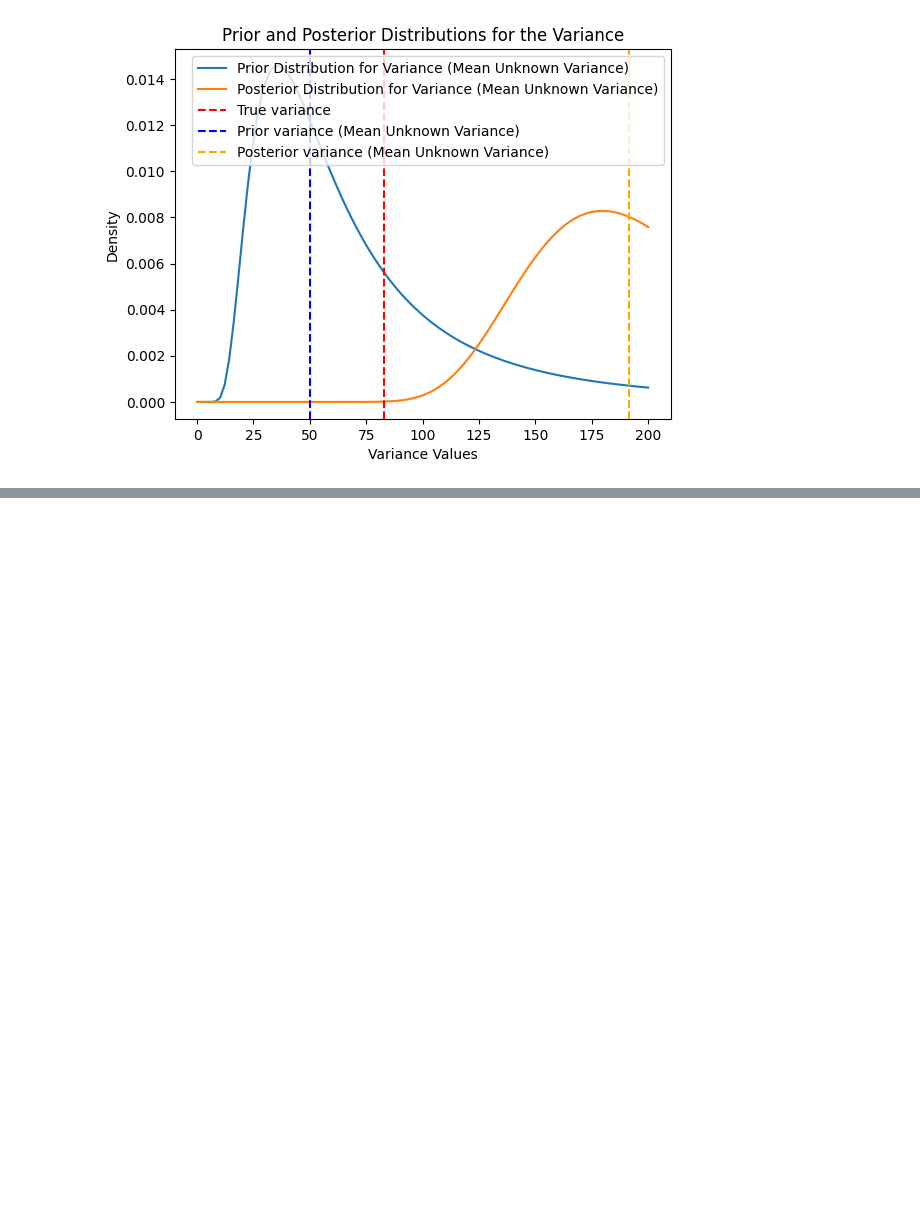
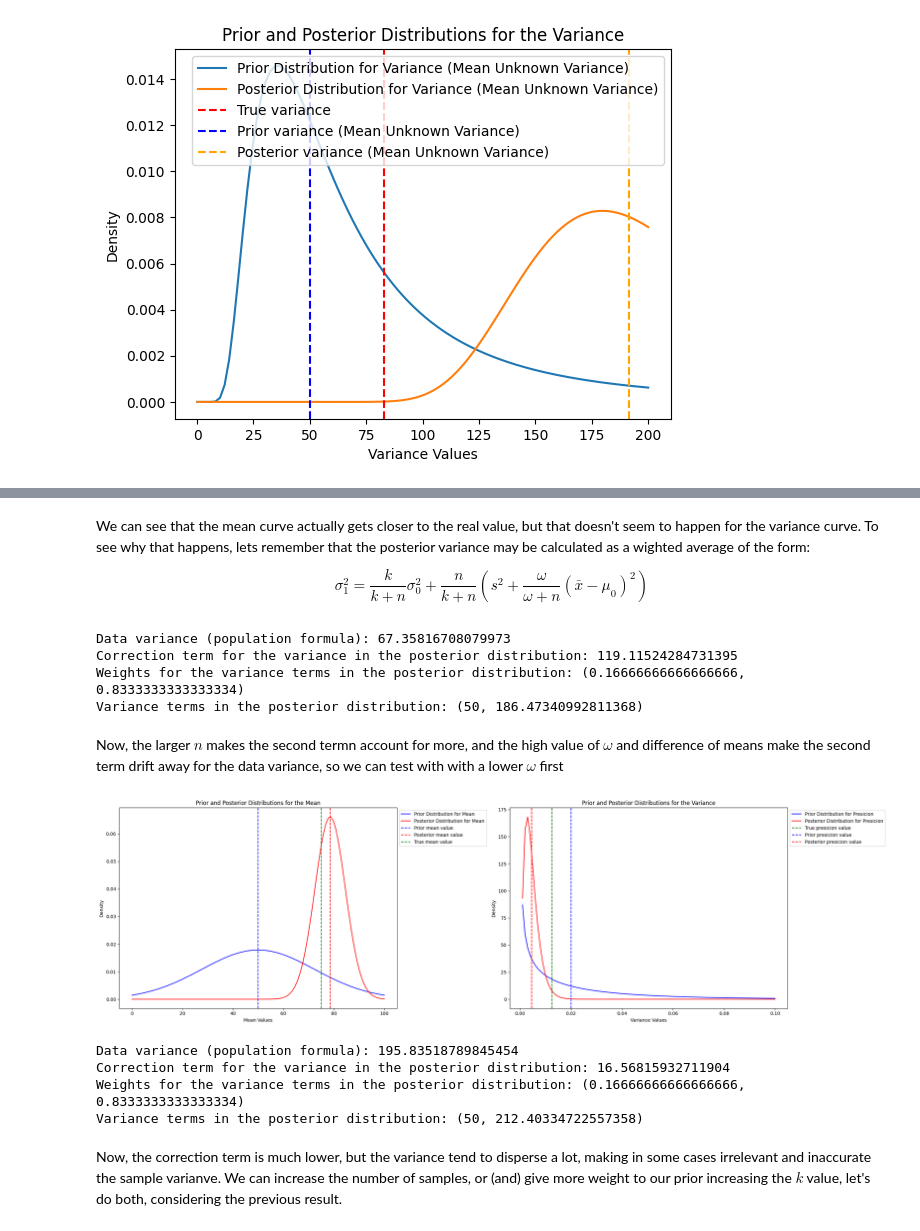
Before and after one commit to tzar-or/bayesian-stats-with-julia-and-python, a Jupyter notebook: normal-distribution/python.ipynb, the cells around one changed output, grey strips where cells are left out. Drawn from its saved outputs; the diff is of its cells as text; code cells hidden in the pictures; blank space fills up the shorter version.

```diff
--- a/normal-distribution/python.ipynb
+++ b/normal-distribution/python.ipynb
@@ -124,0 +219,65 @@ if variance_known == 0:
+# %% [markdown]
+We can see that the mean curve actually gets closer to the real value, but that doesn't seem to happen for the variance curve. To see why that happens, lets remember that the posterior variance may be calculated as a wighted average of the form:
+
+$$
+\sigma_1^2 = \frac{k}{k+n} \sigma_0^2 + \frac{n}{k+n} \left( s^2 + \frac{\omega}{\omega + n} (\bar{x} - \mu_0)^2 \right)
+$$
+# %%
+# We compare the data variance (populations formula) with the correction term for the variance in the posterior distribution
+data_variance = np.var(samples, ddof=0)  # Population variance
+# We set the omega and mu_prior values for the correction term
+omega = prior_parameters[2]
+mu_prior = prior_parameters[0]
+n = len(samples)
+correction_term = (omega/(omega+n))*(np.mean(samples)-mu_prior)**2
+# we print the data variance and the correction term
+print(f"Data variance (population formula): {data_variance}")
+print(f"Correction term for the variance in the posterior distribution: {correction_term}")
+
+#Then we obtain the weighted terms for the variance in the posterior distribution, and the weights
+k = prior_parameters[3]
+weights = (k/(k+n), n/(k+n))
+weighted_variance_terms = (prior_parameters[1],  float(data_variance + correction_term))
+print(f"Weights for the variance terms in the posterior distribution: {weights}")
+print(f"Variance terms in the posterior distribution: {weighted_variance_terms}")
+# %% [output]
+Data variance (population formula): 67.35816708079973
+Correction term for the variance in the posterior distribution: 119.11524284731395
+Weights for the variance terms in the posterior distribution: (0.16666666666666666, 0.8333333333333334)
+Variance terms in the posterior distribution: (50, 186.47340992811368)
+# %% [markdown]
+Now, the larger $n$ makes the second termn account for more, and the high value of $\omega$ and difference of means make the second term drift away for the data variance, so we can test with with a lower $\omega$ first
+# %%
+# We set the prior parameters for the mean and variance
+prior_parameters = (50, 50, 0.1, 1) # (mu_prior, variance_prior, omega, kappa)
+# We compute the posterior parameters
+posterior_parameters = posterior_normal(prior_parameters, n=5, real_values=(random_mean, random_variance))
+# We graph the prior and posterior distributions for the mean and variance
+graph_distributions(prior_parameters, posterior_parameters, real_values=(random_mean, random_variance))
+# %% [output]
+[figure, added]
+# %%
+# We compare the data variance (populations formula) with the correction term for the variance in the posterior distribution
+data_variance = np.var(samples, ddof=0)  # Population variance
+# We set the omega and mu_prior values for the correction term
+omega = prior_parameters[2]
+mu_prior = prior_parameters[0]
+n = len(samples)
+correction_term = (omega/(omega+n))*(np.mean(samples)-mu_prior)**2
+# we print the data variance and the correction term
+print(f"Data variance (population formula): {data_variance}")
+print(f"Correction term for the variance in the posterior distribution: {correction_term}")
+
+#Then we obtain the weighted terms for the variance in the posterior distribution, and the weights
+k = prior_parameters[3]
+weights = (k/(k+n), n/(k+n))
+weighted_variance_terms = (prior_parameters[1],  float(data_variance + correction_term))
+print(f"Weights for the variance terms in the posterior distribution: {weights}")
+print(f"Variance terms in the posterior distribution: {weighted_variance_terms}")
+# %% [output]
+Data variance (population formula): 195.83518789845454
+Correction term for the variance in the posterior distribution: 16.56815932711904
+Weights for the variance terms in the posterior distribution: (0.16666666666666666, 0.8333333333333334)
+Variance terms in the posterior distribution: (50, 212.40334722557358)
+# %% [markdown]
+Now, the correction term is much lower, but the variance tend to disperse a lot, making in some cases irrelevant and inaccurate the sample varianve. We can increase the number of samples, or (and) give more weight to our prior increasing the $k$ value, let's do both, considering the previous result.
```
Also changed, not shown: parts of 11 cells of this notebook.
